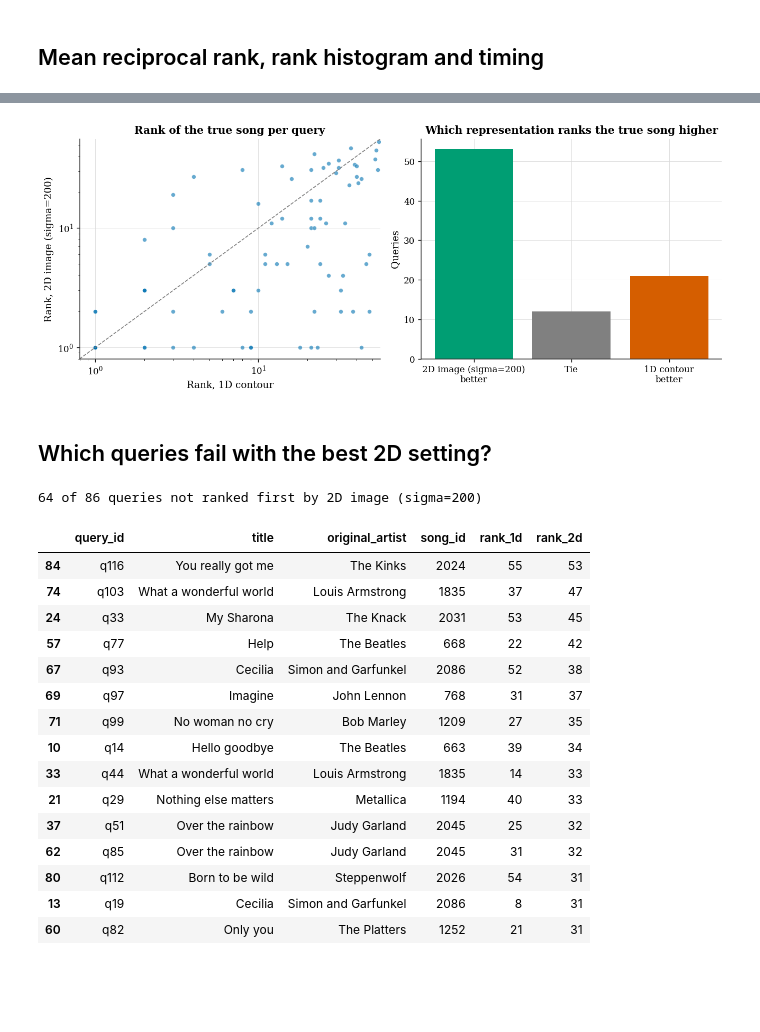
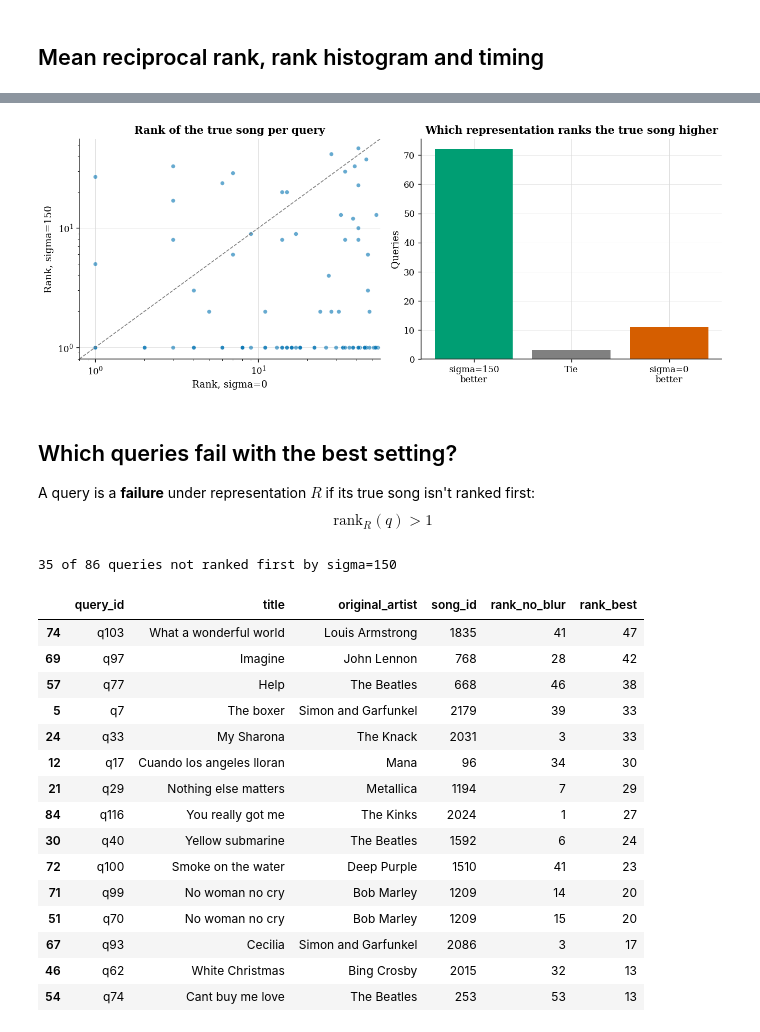
Before and after one commit to vivekvjyn/Strawberry-Fields, a Jupyter notebook: notebooks/evaluate.ipynb, the cells around one changed output, grey strips where cells are left out. Drawn from its saved outputs; the diff is of its cells as text; code cells hidden in the pictures; blank space fills up the shorter version.

```diff
--- a/notebooks/evaluate.ipynb
+++ b/notebooks/evaluate.ipynb
@@ -71,18 +87,20 @@ fig.tight_layout()
 # %%
 results = {}
+eval_cache = CACHE_ROOT / "eval"
 
-t0 = time.perf_counter()
-ranks, costs, song_ids = utils.rank_queries(q_1d, r_1d, true_ids, metric="cityblock", desc="1D contour")
-results["1D contour"] = {"ranks": ranks, "costs": costs, "song_ids": song_ids,
-                          "seconds": (time.perf_counter() - t0) / len(q_1d)}
+def evaluate(name, query_reprs, refs):
+    t0 = time.perf_counter()
+    ranks, costs, song_ids = utils.rank_queries(
+        query_reprs, refs, true_ids, desc=name,
+        cost=lambda q, r: utils.transposed_subsequence_cost(q, r, EVAL["n_classes"], "cityblock",
+                                                     EVAL["shift_step"]),
+        query_ids=index.query_id, cache_path=eval_cache / f"{name}.csv")
+    results[name] = {"ranks": ranks, "costs": costs, "song_ids": song_ids,
+                     "seconds": (time.perf_counter() - t0) / len(query_reprs)}
 
 for sigma in SIGMAS:
-    name = f"2D image (sigma={sigma})"
-    q_img, r_img = images(sigma)
-    t0 = time.perf_counter()
-    ranks, costs, song_ids = utils.rank_queries(q_img, r_img, true_ids, metric="euclidean", desc=name)
-    results[name] = {"ranks": ranks, "costs": costs, "song_ids": song_ids,
-                      "seconds": (time.perf_counter() - t0) / len(q_img)}
+    q_prof, r_prof = profiles(sigma)
+    evaluate(f"sigma={sigma}", q_prof, r_prof)
 
 table = pd.DataFrame({
     name: {**utils.summarise(r["ranks"]), "seconds / query": r["seconds"]}
@@ -141,37 +190,43 @@ auc
 # %%
-best_2d = table.drop(index="1D contour")["MRR"].idxmax()
+no_blur = f"sigma={SIGMAS[0]}"
+best = table["MRR"].idxmax()
 
 fig, (ax_scatter, ax_bar) = plt.subplots(1, 2, figsize=(11, 4.5))
 plots.plot_paired_ranks(ax_scatter, ax_bar,
-                         ranks_by_name["1D contour"], ranks_by_name[best_2d],
-                         "1D contour", best_2d, n_candidates,
+                         ranks_by_name[no_blur], ranks_by_name[best],
+                         no_blur, best, n_candidates,
                          point_color=PALETTE[0], better_color=PALETTE[2],
                          worse_color=PALETTE[1], tie_color="gray")
 fig.tight_layout()
 # %% [output]
-[figure, old version]
+[figure, new version]
 # %% [markdown]
-## Which queries fail with the best 2D setting?
+## Which queries fail with the best setting?
+
+A query is a **failure** under representation $R$ if its true song isn't ranked first:
+$$
+\mathrm{rank}_R(q) > 1
+$$
 # %%
-failed = index.assign(rank_1d=ranks_by_name["1D contour"], rank_2d=ranks_by_name[best_2d])
-failed = failed[failed.rank_2d > 1].sort_values("rank_2d", ascending=False)
-print(f"{len(failed)} of {len(index)} queries not ranked first by {best_2d}")
-failed[["query_id", "title", "original_artist", "song_id", "rank_1d", "rank_2d"]].head(15)
+failed = index.assign(rank_no_blur=ranks_by_name[no_blur], rank_best=ranks_by_name[best])
+failed = failed[failed.rank_best > 1].sort_values("rank_best", ascending=False)
+print(f"{len(failed)} of {len(index)} queries not ranked first by {best}")
+failed[["query_id", "title", "original_artist", "song_id", "rank_no_blur", "rank_best"]].head(15)
 # %% [output]
-64 of 86 queries not ranked first by 2D image (sigma=200)
+35 of 86 queries not ranked first by sigma=150
-|  | query_id | title | original_artist | song_id | rank_1d | rank_2d |
-| 84 | q116 | You really got me | The Kinks | 2024 | 55 | 53 |
-| 74 | q103 | What a wonderful world | Louis Armstrong | 1835 | 37 | 47 |
-| 24 | q33 | My Sharona | The Knack | 2031 | 53 | 45 |
-| 57 | q77 | Help | The Beatles | 668 | 22 | 42 |
-| 67 | q93 | Cecilia | Simon and Garfunkel | 2086 | 52 | 38 |
-| 69 | q97 | Imagine | John Lennon | 768 | 31 | 37 |
-| 71 | q99 | No woman no cry | Bob Marley | 1209 | 27 | 35 |
-| 10 | q14 | Hello goodbye | The Beatles | 663 | 39 | 34 |
-| 33 | q44 | What a wonderful world | Louis Armstrong | 1835 | 14 | 33 |
-| 21 | q29 | Nothing else matters | Metallica | 1194 | 40 | 33 |
-| 37 | q51 | Over the rainbow | Judy Garland | 2045 | 25 | 32 |
-| 62 | q85 | Over the rainbow | Judy Garland | 2045 | 31 | 32 |
-| 80 | q112 | Born to be wild | Steppenwolf | 2026 | 54 | 31 |
-| 13 | q19 | Cecilia | Simon and Garfunkel | 2086 | 8 | 31 |
-| 60 | q82 | Only you | The Platters | 1252 | 21 | 31 |
+|  | query_id | title | original_artist | song_id | rank_no_blur | rank_best |
+| 74 | q103 | What a wonderful world | Louis Armstrong | 1835 | 41 | 47 |
+| 69 | q97 | Imagine | John Lennon | 768 | 28 | 42 |
+| 57 | q77 | Help | The Beatles | 668 | 46 | 38 |
+| 5 | q7 | The boxer | Simon and Garfunkel | 2179 | 39 | 33 |
+| 24 | q33 | My Sharona | The Knack | 2031 | 3 | 33 |
+| 12 | q17 | Cuando los angeles lloran | Mana | 96 | 34 | 30 |
+| 21 | q29 | Nothing else matters | Metallica | 1194 | 7 | 29 |
+| 84 | q116 | You really got me | The Kinks | 2024 | 1 | 27 |
+| 30 | q40 | Yellow submarine | The Beatles | 1592 | 6 | 24 |
+| 72 | q100 | Smoke on the water | Deep Purple | 1510 | 41 | 23 |
+| 71 | q99 | No woman no cry | Bob Marley | 1209 | 14 | 20 |
+| 51 | q70 | No woman no cry | Bob Marley | 1209 | 15 | 20 |
+| 67 | q93 | Cecilia | Simon and Garfunkel | 2086 | 3 | 17 |
+| 46 | q62 | White Christmas | Bing Crosby | 2015 | 32 | 13 |
+| 54 | q74 | Cant buy me love | The Beatles | 253 | 53 | 13 |
```
Also changed, not shown: parts of 13 cells of this notebook, 3 other files.
